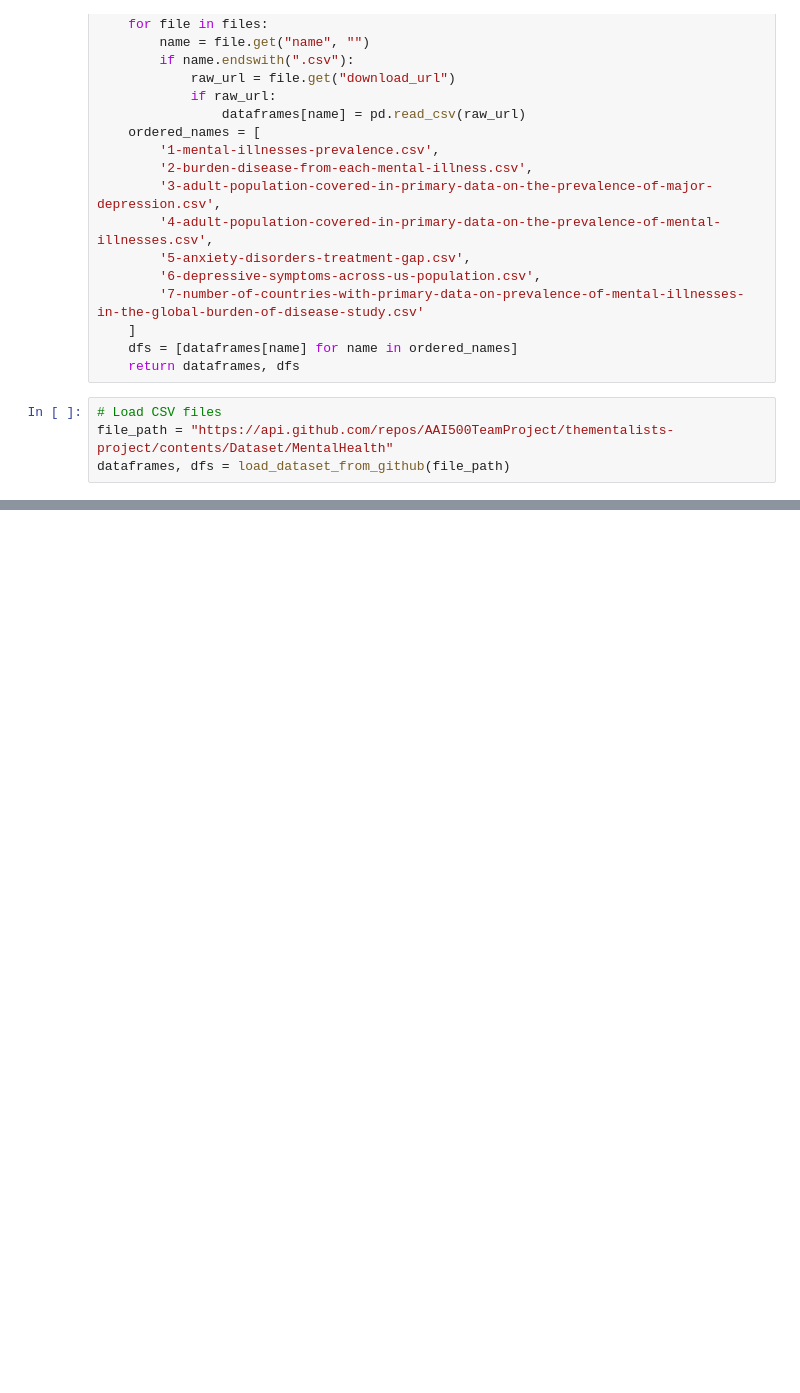
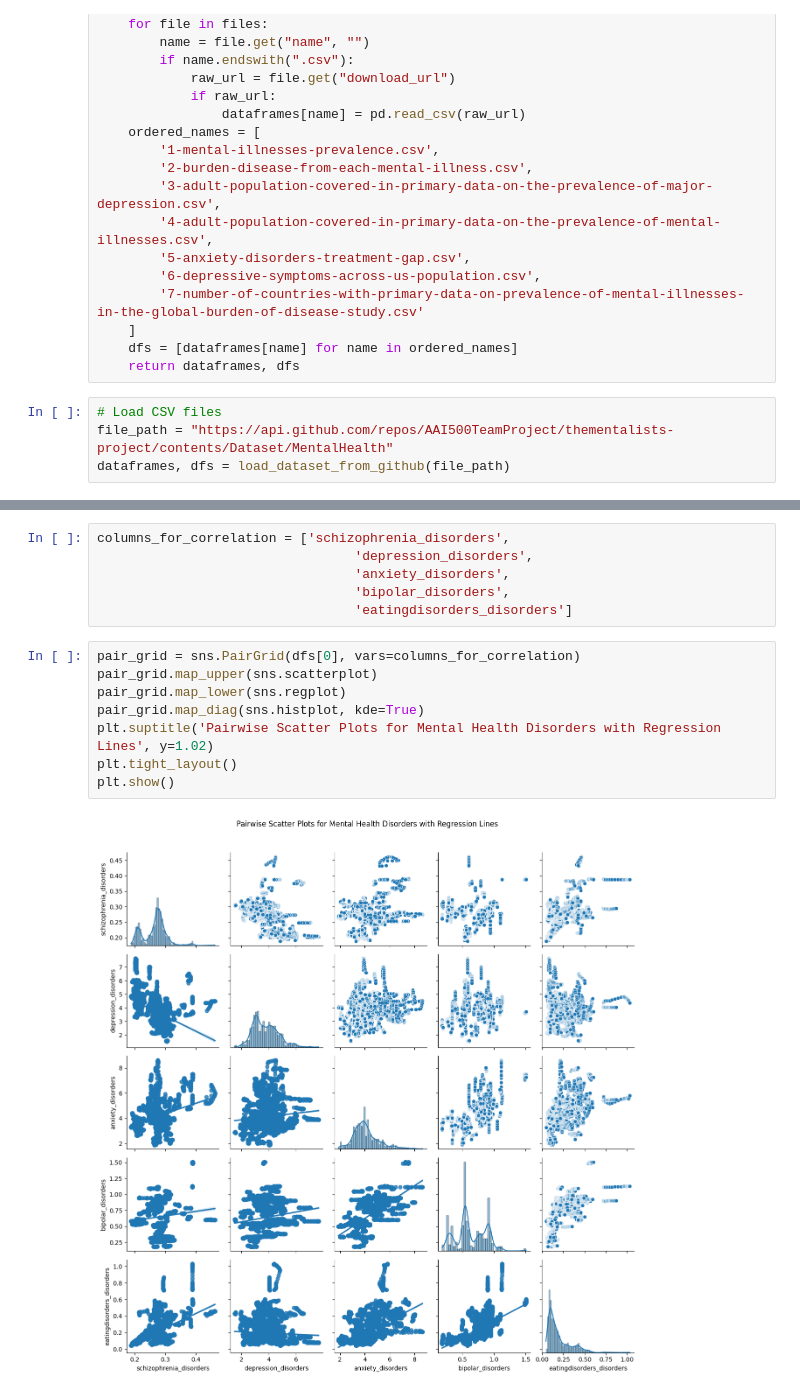
Before and after one commit to Triple-A-AAI520/AAI-520_Group3_Final_Project, a Jupyter notebook: JupyterNotebook/thementalists.ipynb, the cells around one changed output, grey strips where cells are left out. Drawn from its saved outputs; the diff is of its cells as text; blank space fills up the shorter version.

```diff
--- a/JupyterNotebook/thementalists.ipynb
+++ b/JupyterNotebook/thementalists.ipynb
@@ -171,0 +384,16 @@ for df in dfs:
+# %%
+columns_for_correlation = ['schizophrenia_disorders',
+                                 'depression_disorders',
+                                 'anxiety_disorders',
+                                 'bipolar_disorders',
+                                 'eatingdisorders_disorders']
+# %%
+pair_grid = sns.PairGrid(dfs[0], vars=columns_for_correlation)
+pair_grid.map_upper(sns.scatterplot)
+pair_grid.map_lower(sns.regplot)
+pair_grid.map_diag(sns.histplot, kde=True)
+plt.suptitle('Pairwise Scatter Plots for Mental Health Disorders with Regression Lines', y=1.02)
+plt.tight_layout()
+plt.show()
+# %% [output]
+[figure, added]
```
Also changed, not shown: parts of 5 cells of this notebook.
